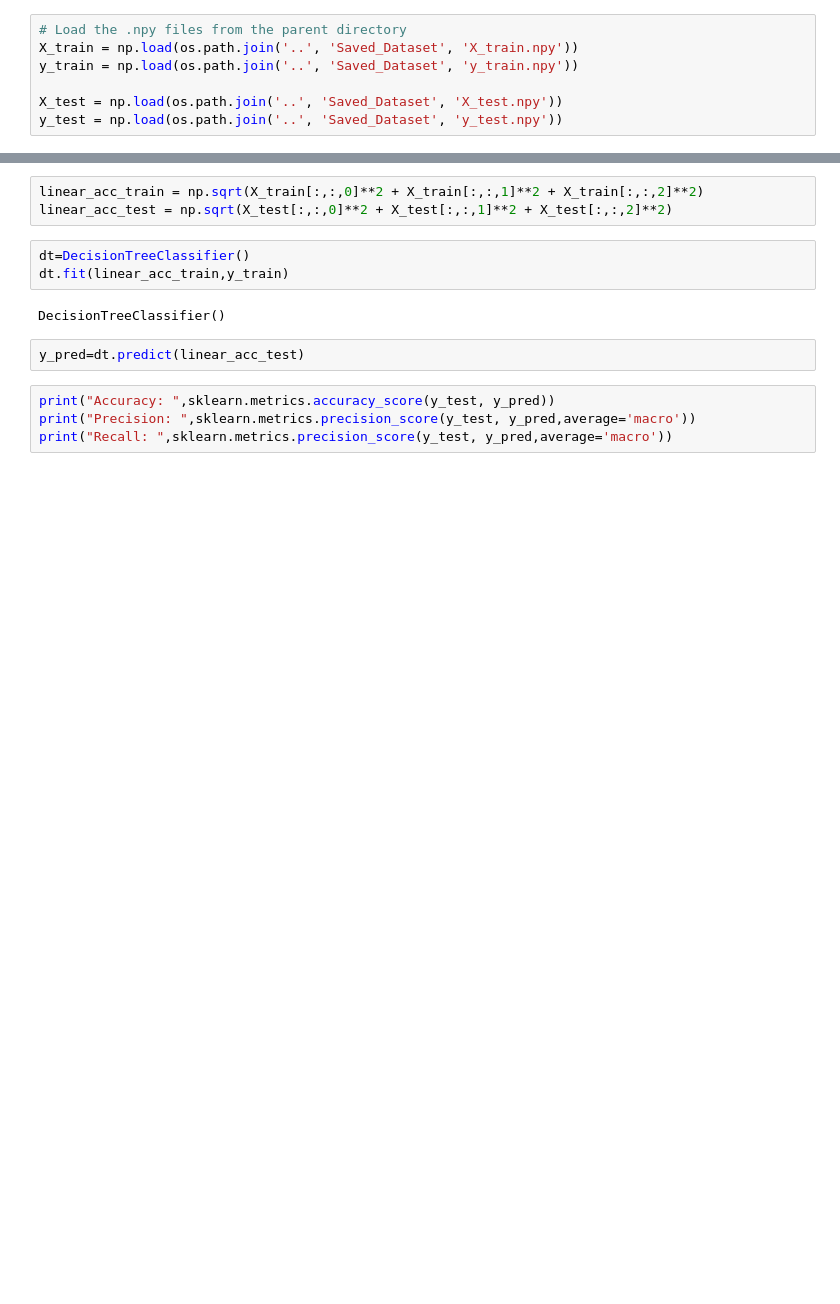
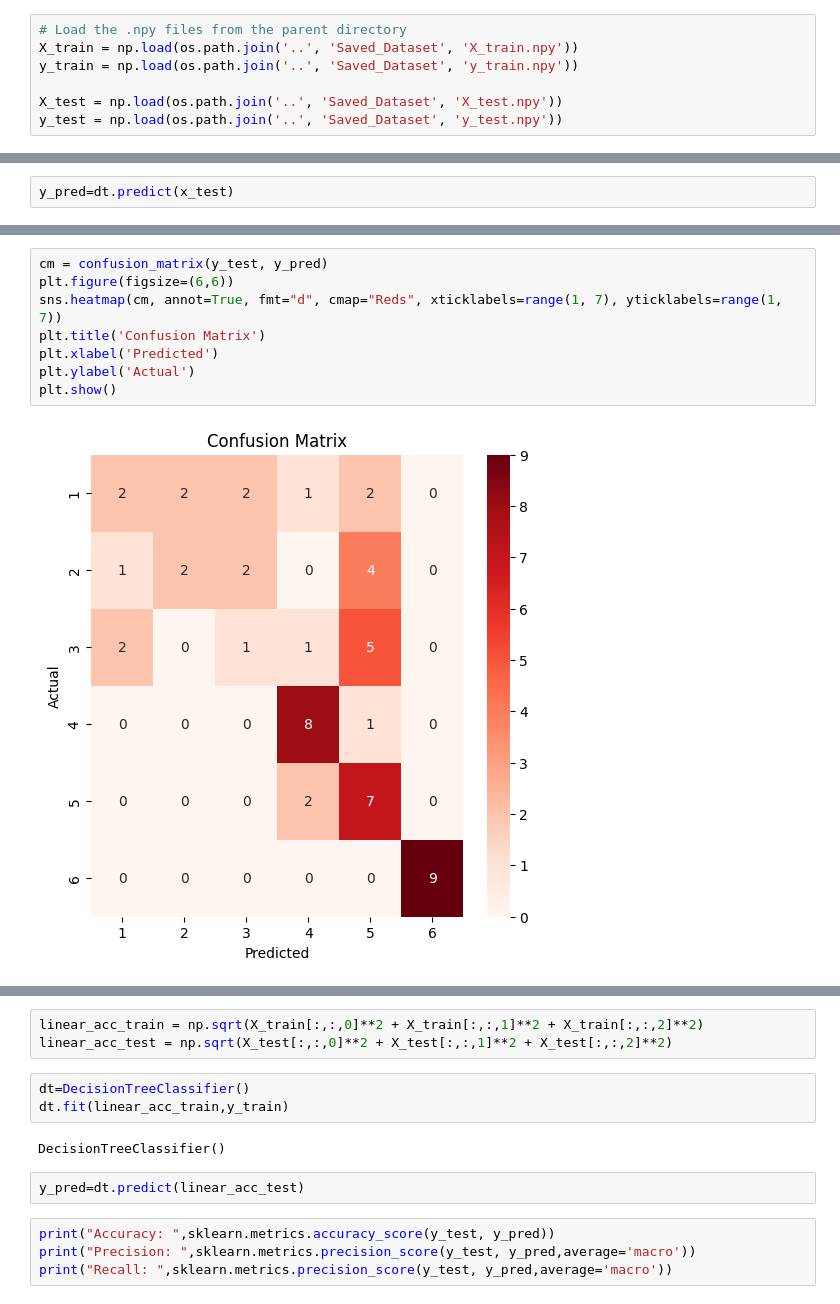
Before and after one commit to ShardulJunagade/ES-335-Assignment-1-2024-Fall, a Jupyter notebook: Task_2/Q1.ipynb, the cells around one changed output, grey strips where cells are left out. Cells and saved outputs as stored; diff of their text form; blank space fills up the shorter version.

```diff
--- a/Task_2/Q1.ipynb
+++ b/Task_2/Q1.ipynb
@@ -15,0 +33,2 @@ y_test = np.load(os.path.join('..', 'Saved_Dataset', 'y_test.npy'))
+# %%
+y_pred=dt.predict(x_test)
@@ -15,0 +43,10 @@ y_test = np.load(os.path.join('..', 'Saved_Dataset', 'y_test.npy'))
+# %%
+cm = confusion_matrix(y_test, y_pred)
+plt.figure(figsize=(6,6))
+sns.heatmap(cm, annot=True, fmt="d", cmap="Reds", xticklabels=range(1, 7), yticklabels=range(1, 7))
+plt.title('Confusion Matrix')
+plt.xlabel('Predicted')
+plt.ylabel('Actual')
+plt.show()
+# %% [output]
+[figure, added]
```
Also changed, not shown: parts of 21 cells of this notebook.
